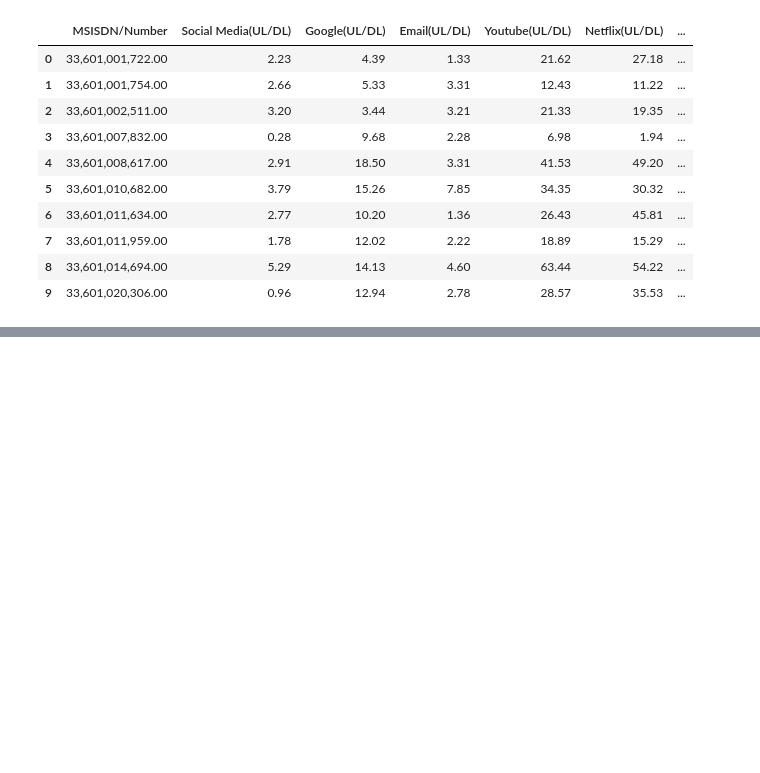
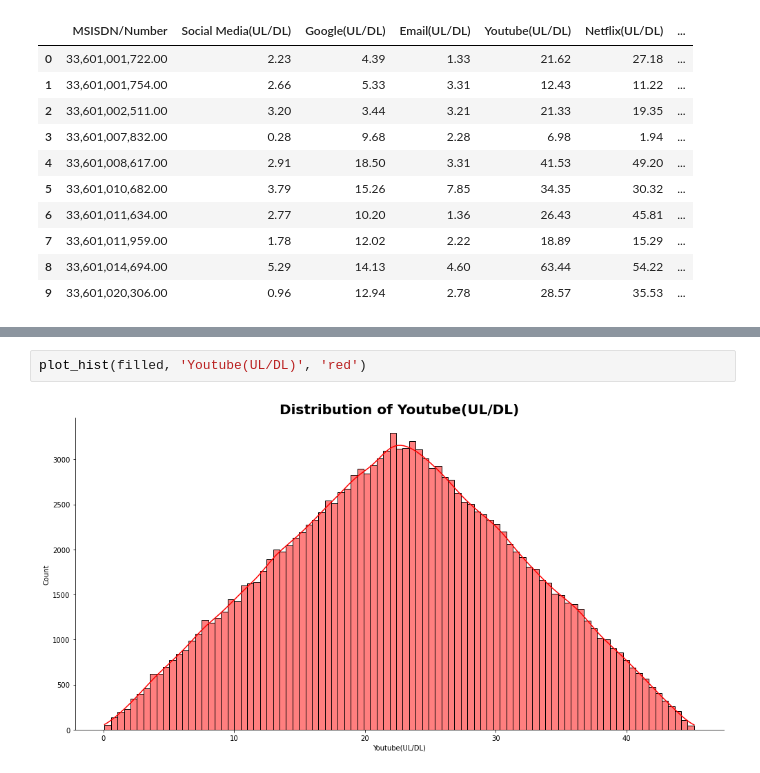
Before and after one commit to sel6/TellCo_Data_Analysis, a Jupyter notebook: notebooks/Data_Explore.ipynb, the cells around one changed output, grey strips where cells are left out. Saved outputs shown, nothing was run; the diff lists cells and outputs as text; blank space fills up the shorter version.

```diff
--- a/notebooks/Data_Explore.ipynb
+++ b/notebooks/Data_Explore.ipynb
@@ -335,0 +475,4 @@ soc_med.head(10)
+# %%
+plot_hist(filled, 'Youtube(UL/DL)', 'red')
+# %% [output]
+[figure, added]
```
Also changed, not shown: parts of 15 cells of this notebook.
